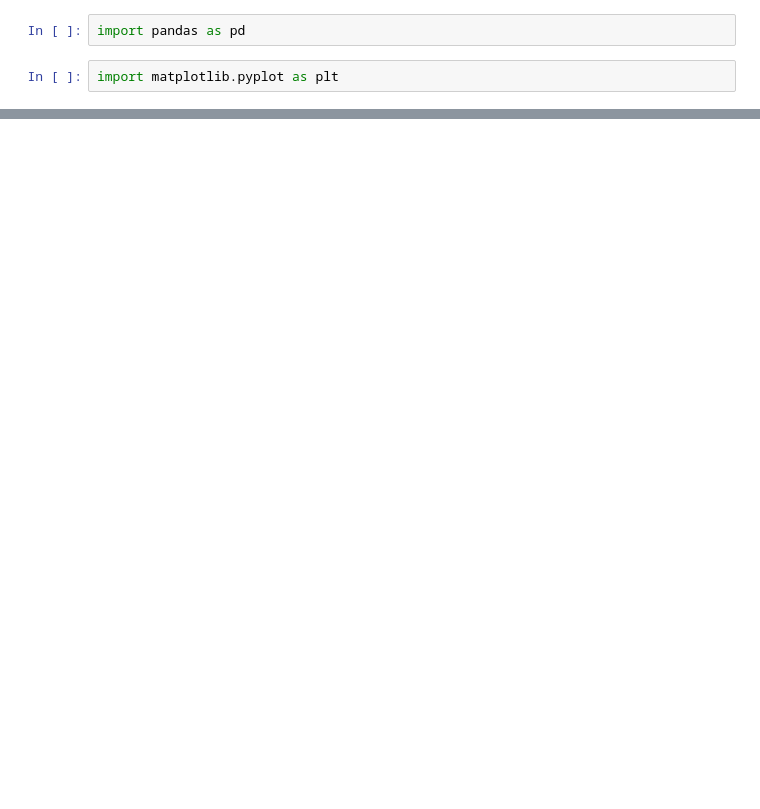
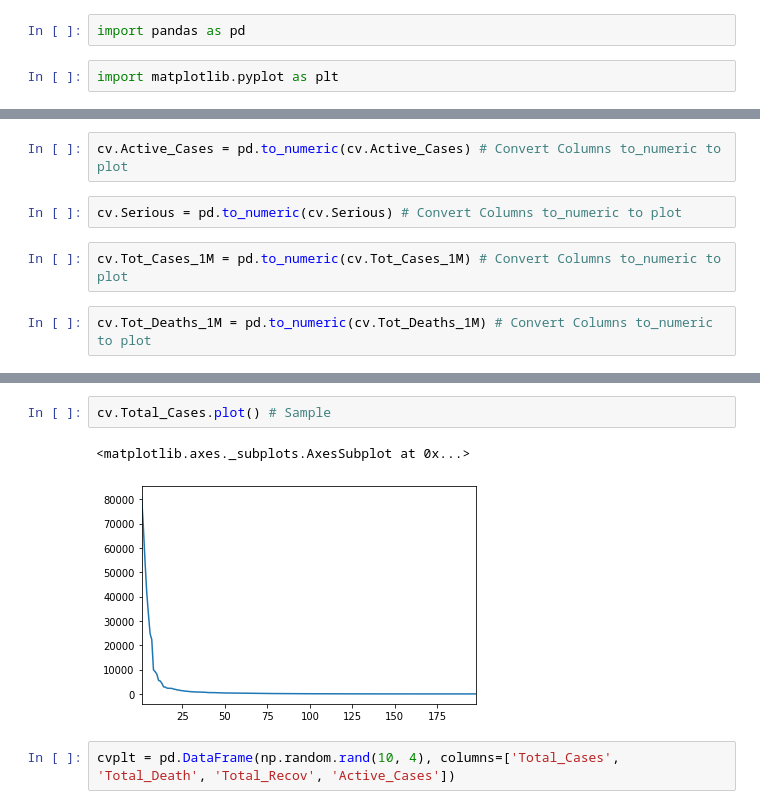
Before and after one commit to yordanisp/Pandas, a Jupyter notebook: Covid-19.ipynb, the cells around one changed output, grey strips where cells are left out. Cells and saved outputs as stored; diff of their text form; blank space fills up the shorter version.

```diff
--- a/Covid-19.ipynb
+++ b/Covid-19.ipynb
@@ -24,0 +44,8 @@ cv = cv.fillna(0)
+# %%
+cv.Active_Cases = pd.to_numeric(cv.Active_Cases) # Convert Columns to_numeric to plot
+# %%
+cv.Serious = pd.to_numeric(cv.Serious) # Convert Columns to_numeric to plot
+# %%
+cv.Tot_Cases_1M = pd.to_numeric(cv.Tot_Cases_1M) # Convert Columns to_numeric to plot
+# %%
+cv.Tot_Deaths_1M = pd.to_numeric(cv.Tot_Deaths_1M) # Convert Columns to_numeric to plot
@@ -24,0 +70,7 @@ cv = cv.fillna(0)
+# %%
+cv.Total_Cases.plot() # Sample
+# %% [output]
+<matplotlib.axes._subplots.AxesSubplot at 0x...>
+[figure, added]
+# %%
+cvplt = pd.DataFrame(np.random.rand(10, 4), columns=['Total_Cases', 'Total_Death', 'Total_Recov', 'Active_Cases'])
```
Also changed, not shown: parts of 16 cells of this notebook, 3 other files.
